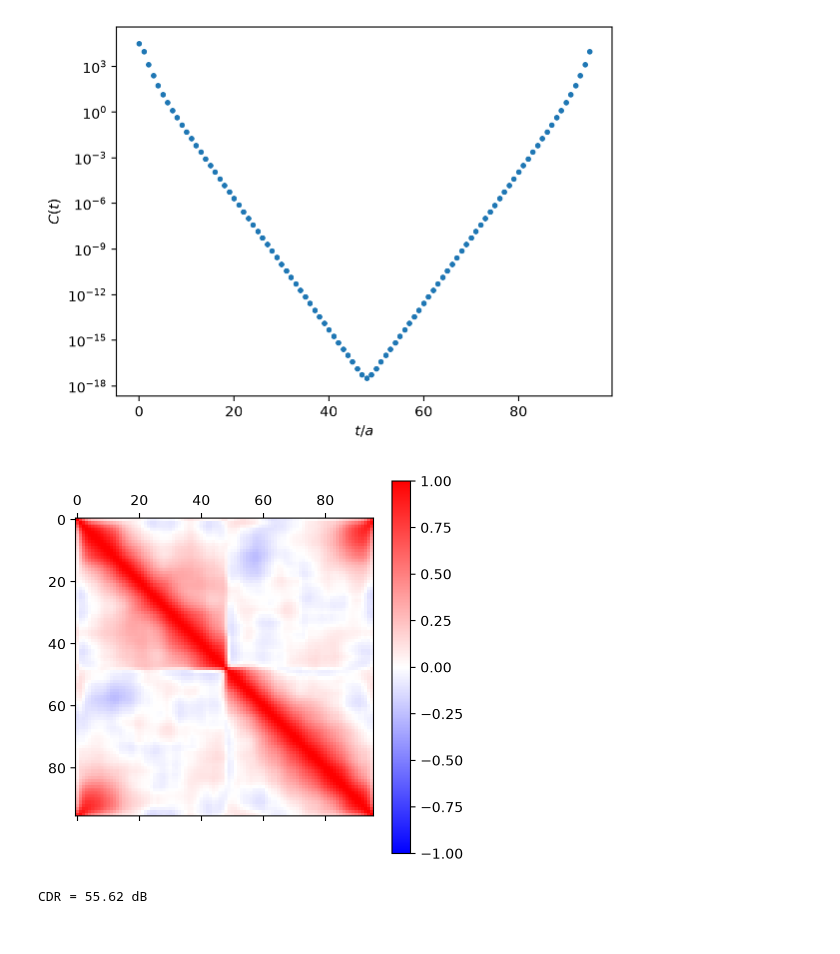
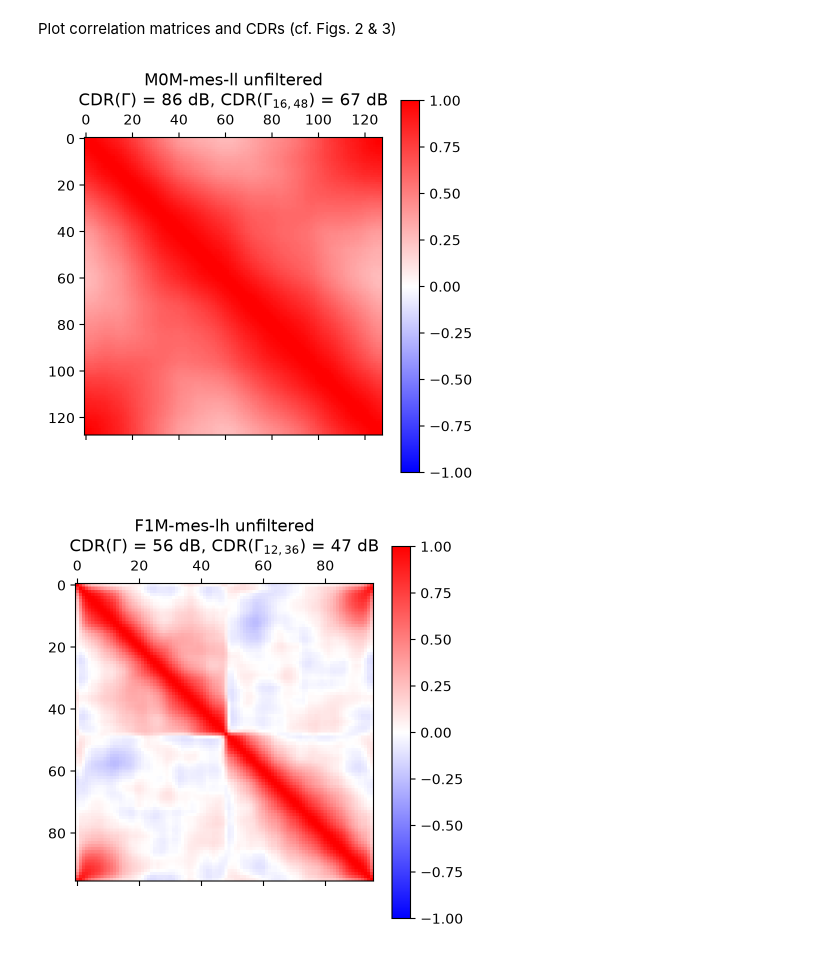
Before and after one commit to aportelli/latan, a Jupyter notebook: notebooks/2508.11541.ipynb, the cells around one changed output. Saved outputs shown, nothing was run; the diff lists cells and outputs as text; code cells hidden in the pictures.

Commit message:
notebook for Laplace filter paper

```diff
--- a/notebooks/2508.11541.ipynb
+++ b/notebooks/2508.11541.ipynb
@@ -16,6 +25,9 @@ Done!
 # %%
-data = lf_paper.load_correlator(filename, "F1M-mes-lh", verbose=True)
-data = lf_paper.bin_correlator(data, 24, verbose=True)
-n = data.shape[0]
-nt = data.shape[1]
+data: Dict[str, npt.NDArray] = {}
+names = ["M0M-mes-ll", "F1M-mes-lh", "F1M-mes-hh"]
+bin_sizes = [32, 24, 24]
+for name, bin_size in zip(names, bin_sizes):
+    print(f"==== {name}")
+    data[name] = lf_paper.load_correlator(filename, name, verbose=True)
+    data[name] = lf_paper.bin_correlator(data[name], bin_size, verbose=True)
 # %% [output]
@@ -27,18 +52,19 @@ nConf: 72
-# %%
-plt.errorbar(np.arange(nt), data.mean(axis=0), data.std(axis=0) / np.sqrt(n), fmt=".")
-plt.yscale("log")
-plt.xlabel(r"$t/a$")
-plt.ylabel(r"$C(t)$")
-plt.show()
-# %% [output]
-[figure, removed]
+# %% [markdown]
+Plot correlation matrices and CDRs (cf. Figs. 2 & 3)
 # %%
-V = np.cov(data, rowvar=False) / n
-Gamma, err = latan.var_to_corr(V)
-plt.matshow(Gamma, cmap="bwr", vmin=-1.0, vmax=1.0)
-plt.colorbar()
-plt.show()
-print(f"CDR = {latan.cdr(Gamma):.2f} dB")
+ranges = [(16, 48), (12, 36), (12, 36)]
+for (name, corr), r in zip(data.items(), ranges):
+    V = np.cov(corr, rowvar=False) / corr.shape[0]
+    Gamma, _ = latan.var_to_corr(V)
+    plt.matshow(Gamma, cmap="bwr", vmin=-1.0, vmax=1.0)
+    title = f"{name} unfiltered\n"
+    cdr = latan.cdr(Gamma)
+    title += f"$\\mathrm{{CDR}}(\\Gamma)$ = {cdr:.0f} dB, "
+    cdr = latan.cdr(Gamma[r[0] : r[1], r[0] : r[1]])
+    title += f"$\\mathrm{{CDR}}(\\Gamma_{{{r[0]}, {r[1]}}})$ = {cdr:.0f} dB"
+    plt.title(title)
+    plt.colorbar()
+    plt.show()
 # %% [output]
-[figure, old version]
+[figure, new version]
-CDR = 55.62 dB
+[figure, added]
```
Also changed, not shown: parts of 10 cells of this notebook.
